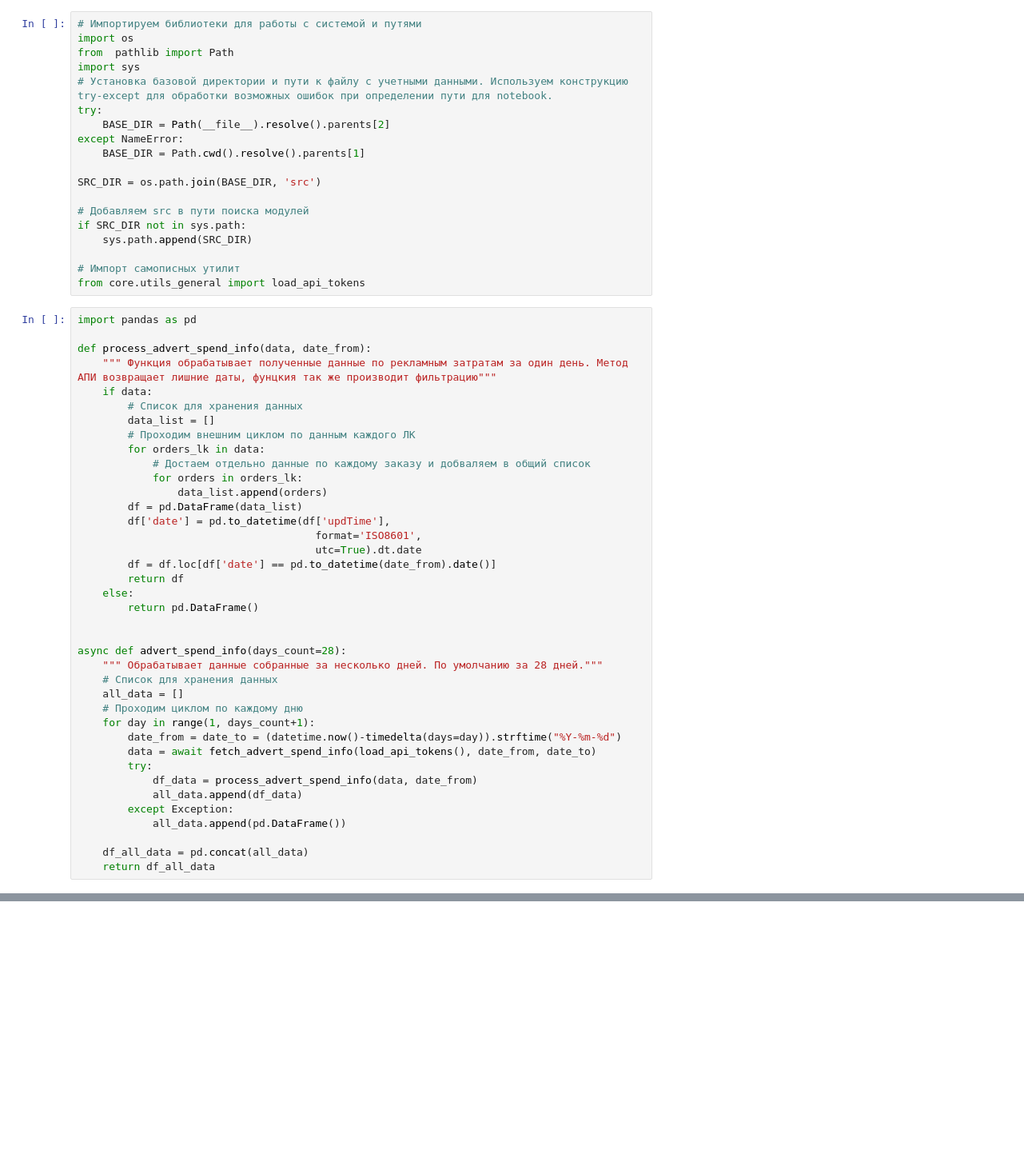
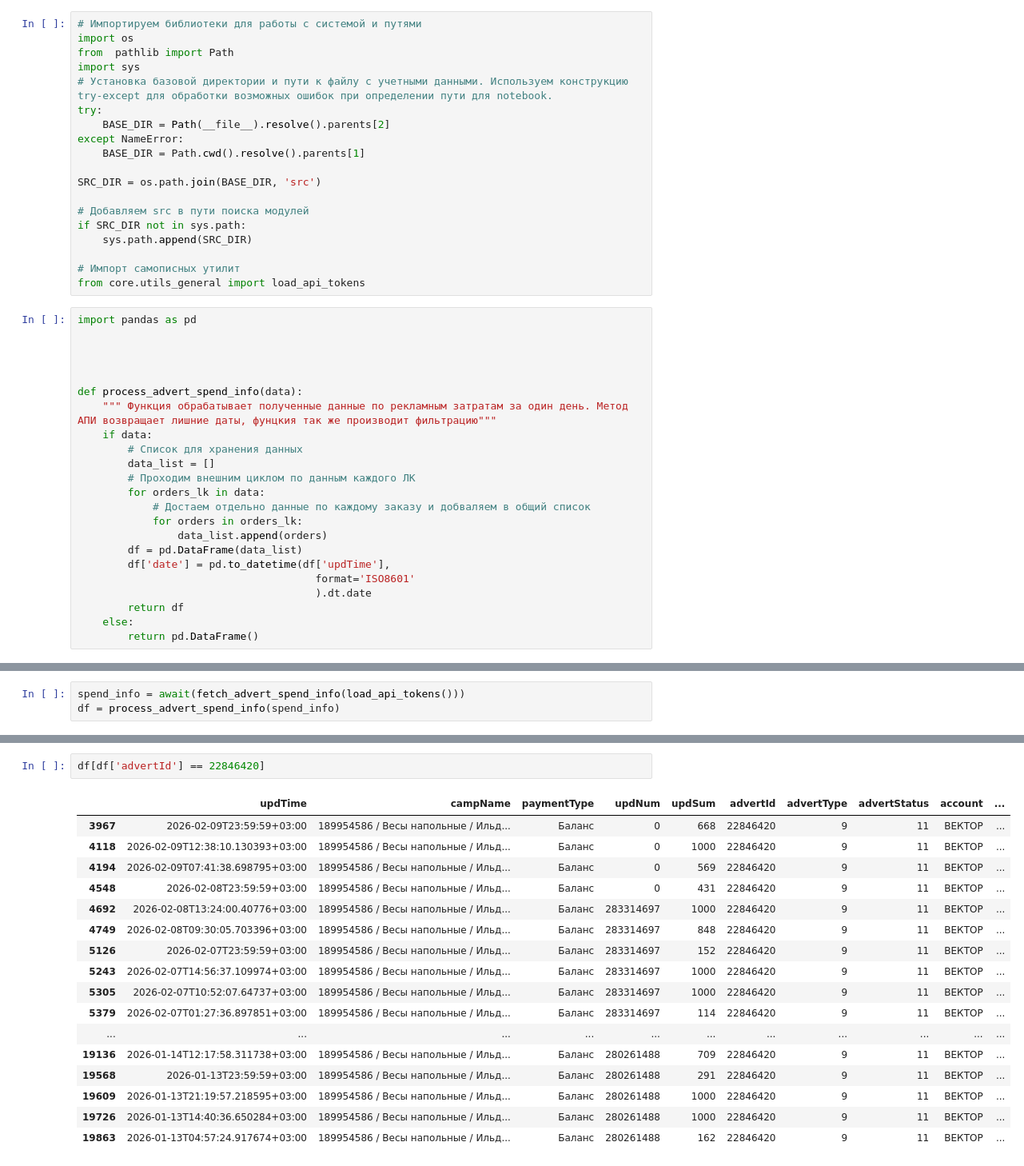
Before and after one commit to vuvuzela92/start_vector, a Jupyter notebook: src/notebooks/advert_spend.ipynb, the cells around one changed output, grey strips where cells are left out. Shown at 80% size. Cells and saved outputs as stored; diff of their text form; blank space fills up the shorter version.

```diff
--- a/src/notebooks/advert_spend.ipynb
+++ b/src/notebooks/advert_spend.ipynb
@@ -83,7 +94,10 @@ from core.utils_general import load_api_tokens
 # %%
 import pandas as pd
 
-def process_advert_spend_info(data, date_from):
+
+
+
+def process_advert_spend_info(data):
     """ Функция обрабатывает полученные данные по рекламным затратам за один день. Метод АПИ возвращает лишние даты, фунцкия так же производит фильтрацию"""
     if data:
         # Список для хранения данных
@@ -95,27 +109,8 @@ def process_advert_spend_info(data, date_from):
                 data_list.append(orders)
         df = pd.DataFrame(data_list)
         df['date'] = pd.to_datetime(df['updTime'],
-                                      format='ISO8601',
-                                      utc=True).dt.date
-        df = df.loc[df['date'] == pd.to_datetime(date_from).date()]
+                                      format='ISO8601'
+                                      ).dt.date
         return df
     else:
         return pd.DataFrame()
-
-
-async def advert_spend_info(days_count=28):
-    """ Обрабатывает данные собранные за несколько дней. По умолчанию за 28 дней."""
-    # Список для хранения данных
-    all_data = []
-    # Проходим циклом по каждому дню
-    for day in range(1, days_count+1):
-        date_from = date_to = (datetime.now()-timedelta(days=day)).strftime("%Y-%m-%d")
-        data = await fetch_advert_spend_info(load_api_tokens(), date_from, date_to)
-        try:
-            df_data = process_advert_spend_info(data, date_from)
-            all_data.append(df_data)
-        except Exception:
-            all_data.append(pd.DataFrame())
-
-    df_all_data = pd.concat(all_data)
-    return df_all_data
@@ -139,0 +117,3 @@ async def advert_spend_info(days_count=28):
+# %%
+spend_info = await(fetch_advert_spend_info(load_api_tokens()))
+df = process_advert_spend_info(spend_info)
@@ -140,3 +137,23 @@ async def advert_spend_info(days_count=28):
+# %%
+df[df['advertId'] == 22846420]
+# %% [output]
+|  | updTime | campName | paymentType | updNum | updSum | advertId | advertType | advertStatus | account | ... |
+| 3967 | 2026-02-09T23:59:59+03:00 | 189954586 / Весы напольные / Ильд... | Баланс | 0 | 668 | 22846420 | 9 | 11 | ВЕКТОР | ... |
+| 4118 | 2026-02-09T12:38:10.130393+03:00 | 189954586 / Весы напольные / Ильд... | Баланс | 0 | 1000 | 22846420 | 9 | 11 | ВЕКТОР | ... |
+| 4194 | 2026-02-09T07:41:38.698795+03:00 | 189954586 / Весы напольные / Ильд... | Баланс | 0 | 569 | 22846420 | 9 | 11 | ВЕКТОР | ... |
+| 4548 | 2026-02-08T23:59:59+03:00 | 189954586 / Весы напольные / Ильд... | Баланс | 0 | 431 | 22846420 | 9 | 11 | ВЕКТОР | ... |
+| 4692 | 2026-02-08T13:24:00.40776+03:00 | 189954586 / Весы напольные / Ильд... | Баланс | 283314697 | 1000 | 22846420 | 9 | 11 | ВЕКТОР | ... |
+| 4749 | 2026-02-08T09:30:05.703396+03:00 | 189954586 / Весы напольные / Ильд... | Баланс | 283314697 | 848 | 22846420 | 9 | 11 | ВЕКТОР | ... |
+| 5126 | 2026-02-07T23:59:59+03:00 | 189954586 / Весы напольные / Ильд... | Баланс | 283314697 | 152 | 22846420 | 9 | 11 | ВЕКТОР | ... |
+| 5243 | 2026-02-07T14:56:37.109974+03:00 | 189954586 / Весы напольные / Ильд... | Баланс | 283314697 | 1000 | 22846420 | 9 | 11 | ВЕКТОР | ... |
+| 5305 | 2026-02-07T10:52:07.64737+03:00 | 189954586 / Весы напольные / Ильд... | Баланс | 283314697 | 1000 | 22846420 | 9 | 11 | ВЕКТОР | ... |
+| 5379 | 2026-02-07T01:27:36.897851+03:00 | 189954586 / Весы напольные / Ильд... | Баланс | 283314697 | 114 | 22846420 | 9 | 11 | ВЕКТОР | ... |
+| ... | ... | ... | ... | ... | ... | ... | ... | ... | ... | ... |
+| 19136 | 2026-01-14T12:17:58.311738+03:00 | 189954586 / Весы напольные / Ильд... | Баланс | 280261488 | 709 | 22846420 | 9 | 11 | ВЕКТОР | ... |
+| 19568 | 2026-01-13T23:59:59+03:00 | 189954586 / Весы напольные / Ильд... | Баланс | 280261488 | 291 | 22846420 | 9 | 11 | ВЕКТОР | ... |
+| 19609 | 2026-01-13T21:19:57.218595+03:00 | 189954586 / Весы напольные / Ильд... | Баланс | 280261488 | 1000 | 22846420 | 9 | 11 | ВЕКТОР | ... |
+| 19726 | 2026-01-13T14:40:36.650284+03:00 | 189954586 / Весы напольные / Ильд... | Баланс | 280261488 | 1000 | 22846420 | 9 | 11 | ВЕКТОР | ... |
+| 19863 | 2026-01-13T04:57:24.917674+03:00 | 189954586 / Весы напольные / Ильд... | Баланс | 280261488 | 162 | 22846420 | 9 | 11 | ВЕКТОР | ... |
 # %%
 from sqlalchemy import BigInteger, String, Boolean, DateTime
 from core.utils_sql import get_db_engine, sync_data_to_postgres
```
Also changed, not shown: parts of 4 cells of this notebook, 3 other files.
